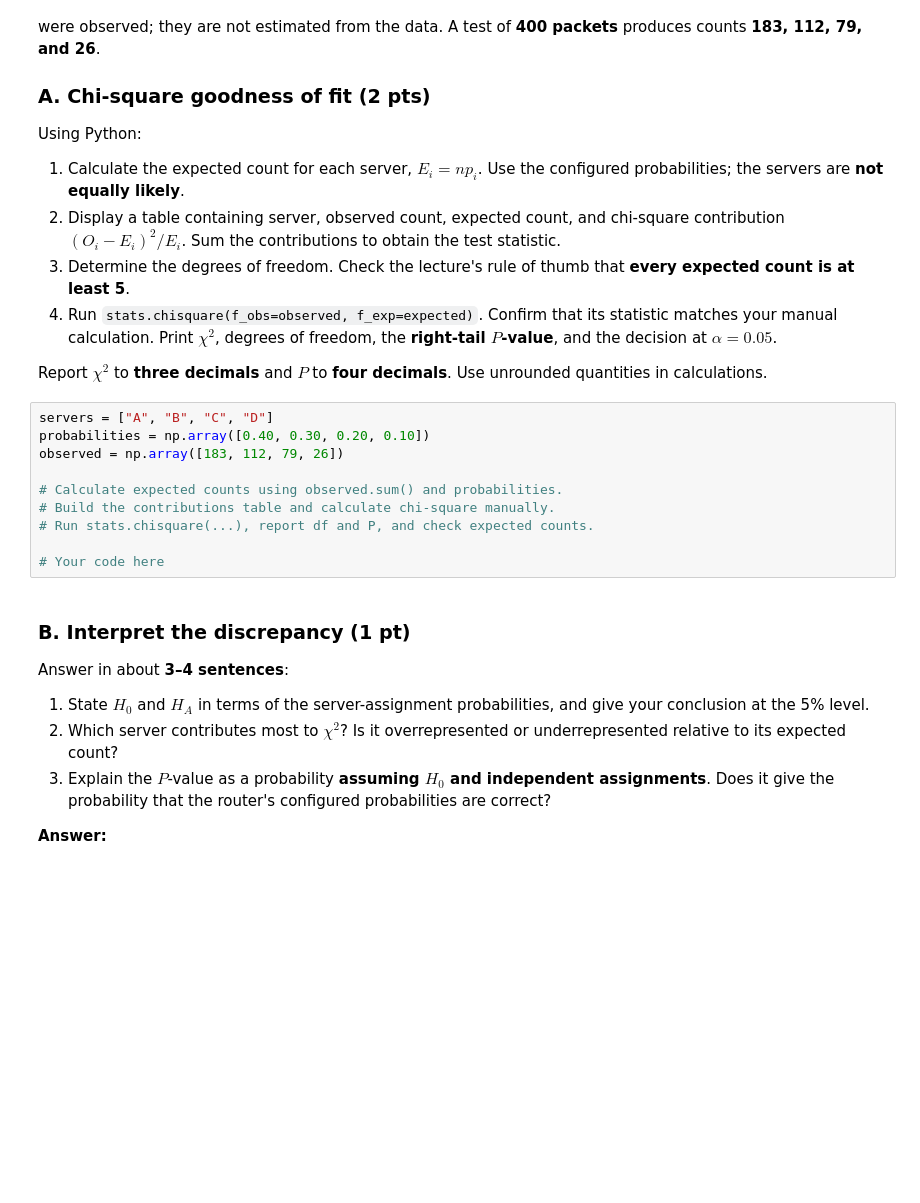
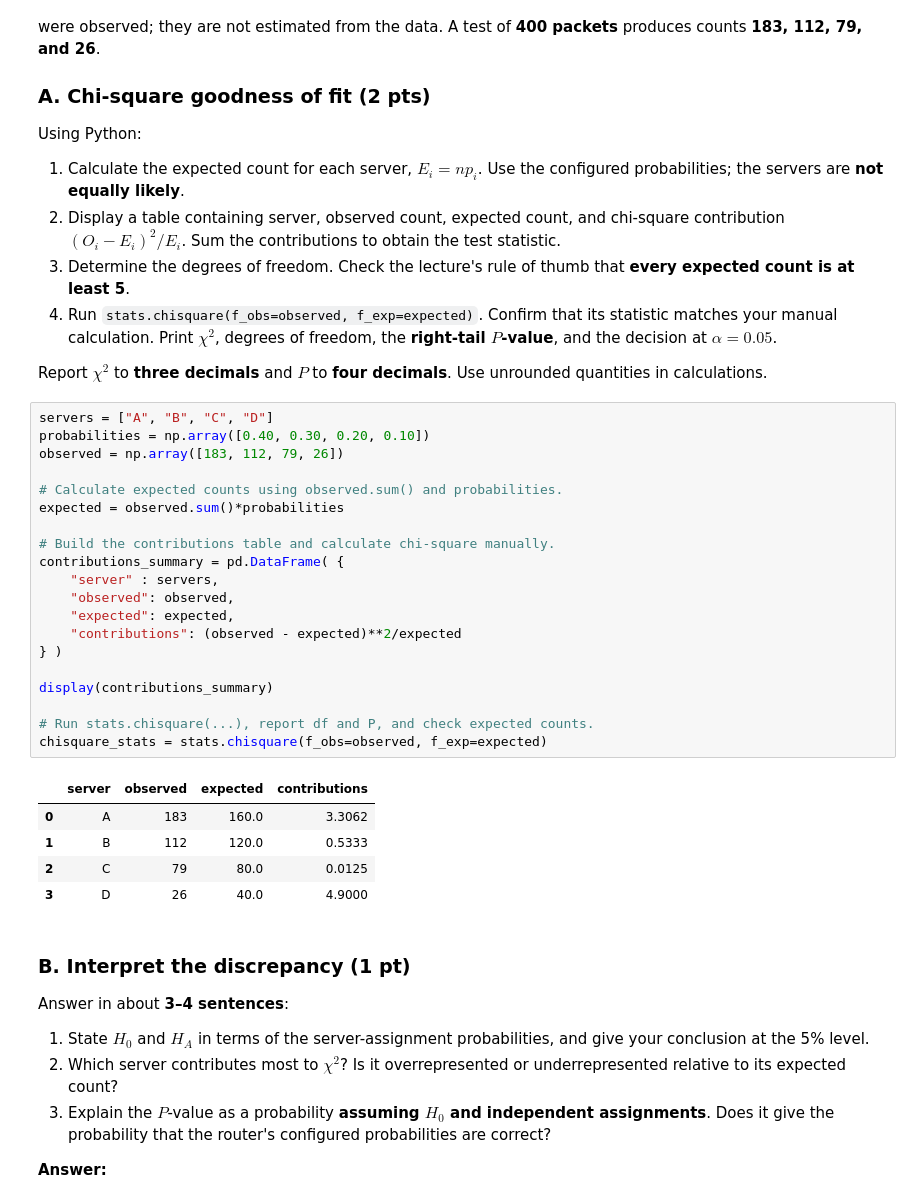
Before and after one commit to DanElkoni/26f-engr1451-2451, a Jupyter notebook: 1-assignments/LE11/LE11.ipynb, the cells around one changed output. Cells and saved outputs as stored; diff of their text form; blank space fills up the shorter version.

```diff
--- a/1-assignments/LE11/LE11.ipynb
+++ b/1-assignments/LE11/LE11.ipynb
@@ -105,13 +112,29 @@ Report $\chi^2$ to **three decimals** and $P$ to **four decimals**. Use unrounde
 # %%
 servers = ["A", "B", "C", "D"]
 probabilities = np.array([0.40, 0.30, 0.20, 0.10])
 observed = np.array([183, 112, 79, 26])
 
 # Calculate expected counts using observed.sum() and probabilities.
+expected = observed.sum()*probabilities
+
 # Build the contributions table and calculate chi-square manually.
+contributions_summary = pd.DataFrame( {
+    "server" : servers,
+    "observed": observed,
+    "expected": expected,
+    "contributions": (observed - expected)**2/expected
+} )
+
+display(contributions_summary)
+
 # Run stats.chisquare(...), report df and P, and check expected counts.
-
-# Your code here
+chisquare_stats = stats.chisquare(f_obs=observed, f_exp=expected)
+# %% [output]
+|  | server | observed | expected | contributions |
+| 0 | A | 183 | 160.0 | 3.3062 |
+| 1 | B | 112 | 120.0 | 0.5333 |
+| 2 | C | 79 | 80.0 | 0.0125 |
+| 3 | D | 26 | 40.0 | 4.9000 |
 # %% [markdown]
 ### B. Interpret the discrepancy (1 pt)
 
```
Also changed, not shown: parts of 1 cell of this notebook, 1 other file.
